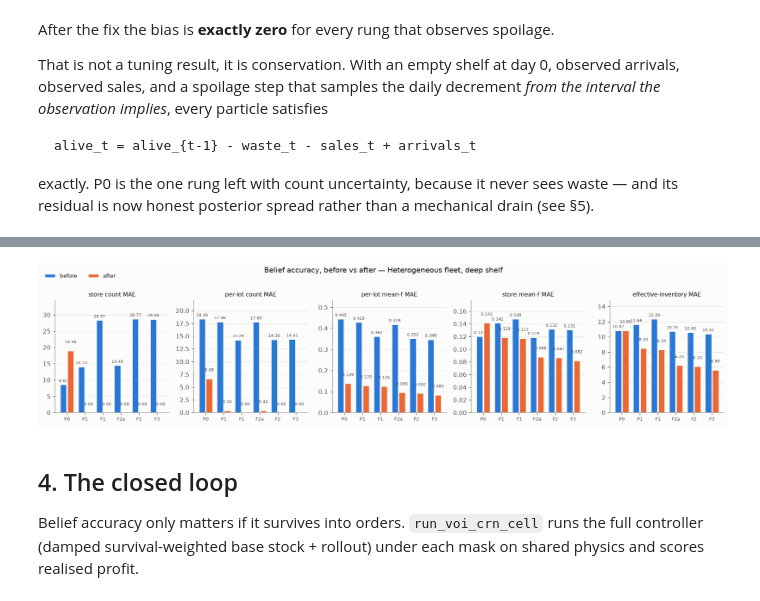
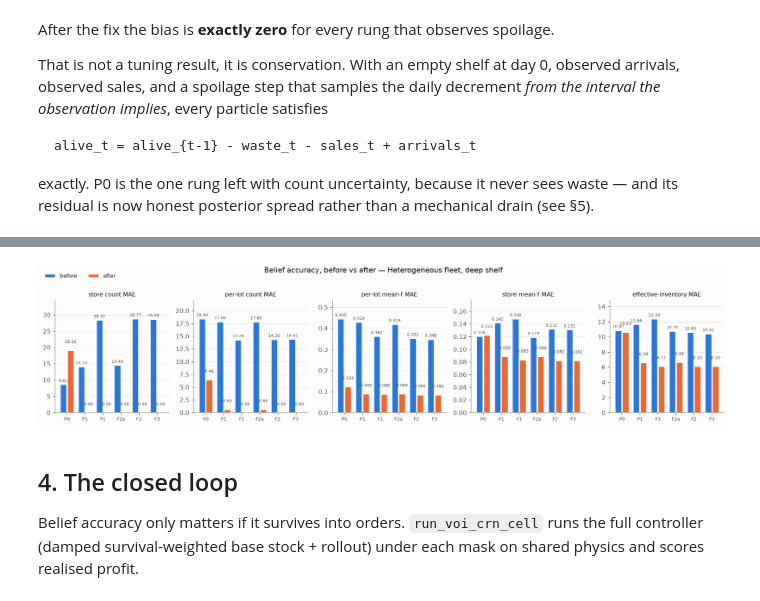
Before and after one commit to OliverEvans96/blueberries-voi, a Jupyter notebook: notebooks/14_gsin_vs_upc_filter_accuracy.ipynb, the cells around one changed output, grey strips where cells are left out. Drawn from its saved outputs; the diff is of its cells as text; code cells hidden in the pictures.

```diff
--- a/notebooks/14_gsin_vs_upc_filter_accuracy.ipynb
+++ b/notebooks/14_gsin_vs_upc_filter_accuracy.ipynb
@@ -128,8 +152,8 @@ diverged, `waste_by.len() != n_lots` made the lot-resolved likelihood return `-i
 every particle, the weights normalised to uniform, and GSIN ran as a blind bootstrap
 filter — with a fixed-width drain on each arrival inflating the row every delivery.
 # %%
-fig, axes = plt.subplots(1, len(REGIMES), figsize=(14, 3.8), sharey=True)
-for ax, regime in zip(axes, REGIMES):
+fig, axes = plt.subplots(1, len(SHARED), figsize=(14, 3.8), sharey=True)
+for ax, regime in zip(axes, SHARED):
     b, a = pick(before, regime), pick(after, regime)
     grouped_bars(
         ax, RUNGS,
@@ -160,7 +184,7 @@ alive_t = alive_{t-1} - waste_t - sales_t + arrivals_t
 exactly. P0 is the one rung left with count uncertainty, because it never sees waste — and
 its residual is now honest posterior spread rather than a mechanical drain (see §5).
 # %%
-regime = REGIMES[-1]  # deep shelf: the hardest case
+regime = DEEP  # the hardest case
 a = pick(after, regime)
 fig, axes = plt.subplots(1, 2, figsize=(13, 3.8), sharey=True)
 for ax, rungs, title in [
@@ -203,6 +242,6 @@ each spoil came from.
 # %%
 fig, axes = plt.subplots(1, 2, figsize=(13, 4))
-regime = REGIMES[-1]
+regime = DEEP
 a = pick(after, regime)
 pairs = [("P1", "F1"), ("F2a", "F2")]
 labels = [f"{u} → {g}" for u, g in pairs]
@@ -256,14 +319,0 @@ orthogonality ADR 0133 designs for: `code_type` resolves *where the stock is*,
-# %%
-regime = REGIMES[1]  # heterogeneous fleet: delivery history has something to explain
-a = pick(after, regime)
-fig, ax = plt.subplots(figsize=(8, 4))
-grouped_bars(
-    ax, ["none", "pack date", "temp trace"],
-    {"store mean-f MAE": [a["F1"]["store_mean_f_mae"], a["F2"]["store_mean_f_mae"],
-                          a["F3"]["store_mean_f_mae"]]},
-    [C_THIRD], fmt="{:.4f}", ylabel="store mean freshness MAE",
-)
-ax.set_xlabel("delivery_history channel (all at code_type = gsin)")
-ax.set_title("Freshness level is bought by delivery history, not by lot codes", fontsize=11)
-fig.tight_layout()
-plt.show()
@@ -278,30 +401,30 @@ bug, not a modelling improvement.
 # %%
 KEYS = [
     ("count_mae", "store count MAE", "{:.2f}"),
     ("lot_count_mae", "per-lot count MAE", "{:.2f}"),
     ("lot_mean_f_mae", "per-lot mean-f MAE", "{:.3f}"),
     ("store_mean_f_mae", "store mean-f MAE", "{:.3f}"),
     ("eff_inv_mae", "effective-inventory MAE", "{:.2f}"),
 ]
-regime = REGIMES[-1]
+regime = DEEP
 b, a = pick(before, regime), pick(after, regime)
 fig, axes = plt.subplots(1, len(KEYS), figsize=(16, 3.6))
 for ax, (key, title, fmt) in zip(axes, KEYS):
     grouped_bars(
         ax, RUNGS,
         {"before": [b[k][key] for k in RUNGS], "after": [a[k][key] for k in RUNGS]},
         [C_BEFORE, C_AFTER], fmt=fmt, legend=False, label_size=6.8, stagger=8.0,
     )
     ax.set_title(title, fontsize=9.5)
     ax.tick_params(axis="x", labelsize=8)
 handles, names = axes[0].get_legend_handles_labels()
 fig.legend(handles, names, frameon=False, fontsize=9, ncol=2,
            loc="upper left", bbox_to_anchor=(0.005, 1.02))
 fig.suptitle(f"Belief accuracy, before vs after — {regime}", y=1.03, fontsize=12)
 fig.tight_layout()
 plt.show()
 # %% [output]
-[figure, old version]
+[figure, new version]
 # %% [markdown]
 ## 4. The closed loop
 
```
Also changed, not shown: parts of 16 cells of this notebook, 7 other files.
